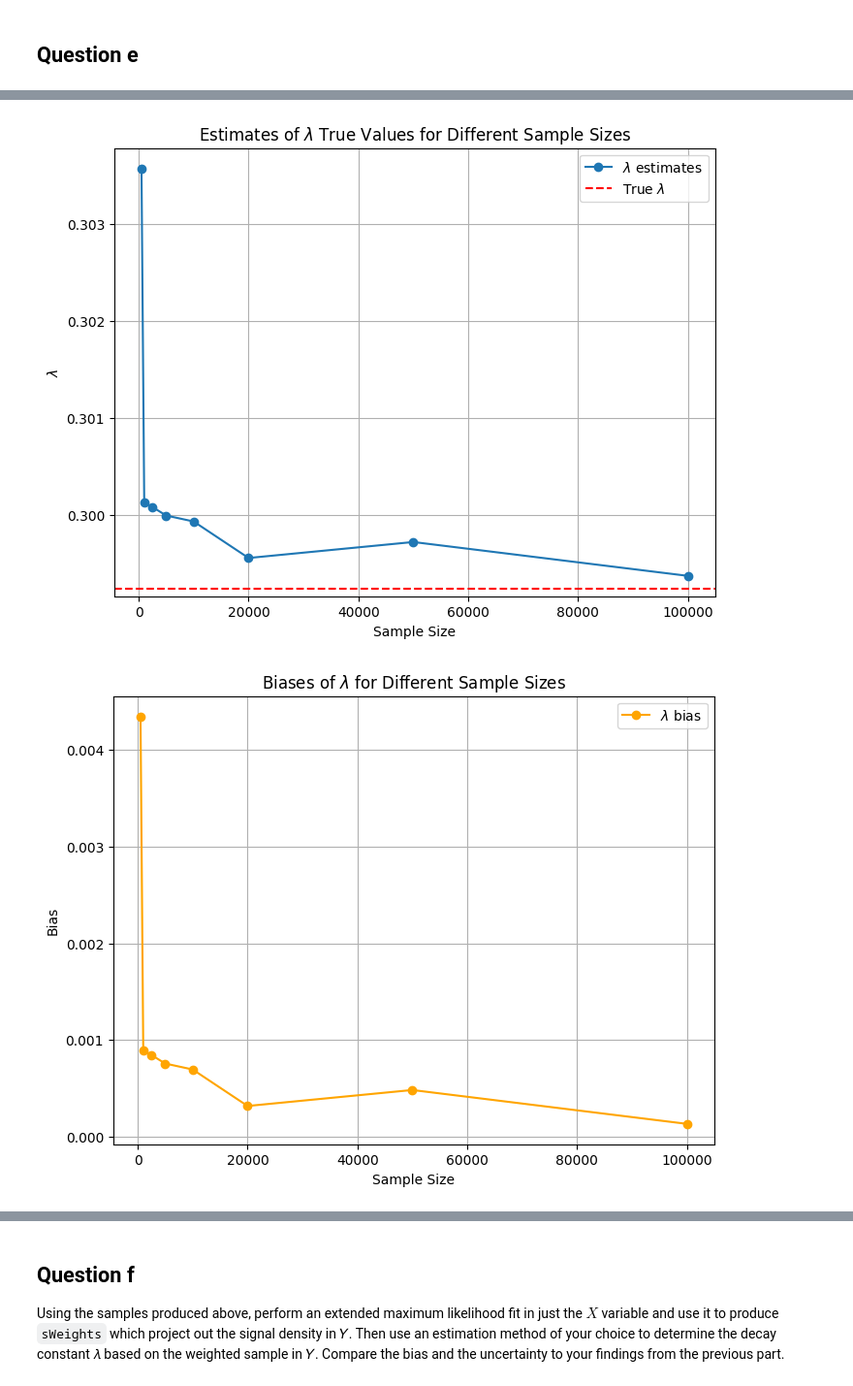
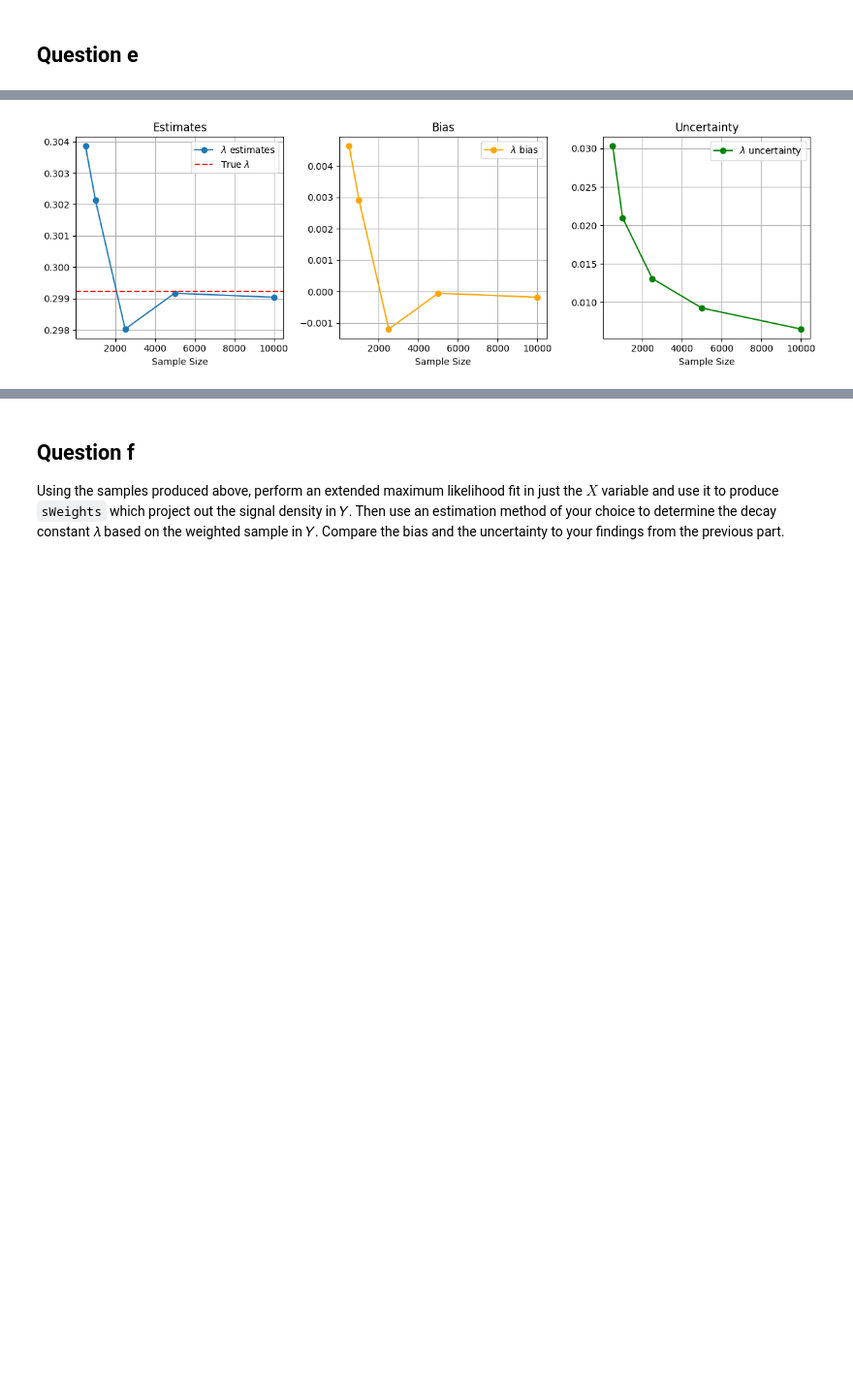
Before and after one commit to john-zhaoyuanzhen/Statistical-Methods-Coursework, a Jupyter notebook: s1.ipynb, the cells around one changed output, grey strips where cells are left out. Shown at 97% size. Saved outputs shown, nothing was run; the diff lists cells and outputs as text; code cells hidden in the pictures; blank space fills up the shorter version.

```diff
--- a/s1.ipynb
+++ b/s1.ipynb
@@ -296,6 +300,6 @@ expected uncertainty = mean(250次fit的error)
 # %%
-sample_sizes = [500, 1000, 2500, 5000, 10000, 20000, 50000, 100000]
-num_bootstrap = 250
+sample_sizes = [500, 1000, 2500, 5000, 10000]
+num_bootstrap = 400
 # %%
 mu_hat = inverse_transform_sampling_estimates['mu']['value']
 sigma_hat = inverse_transform_sampling_estimates['sigma']['value']
@@ -352,33 +356,36 @@ for sample_size in sample_sizes:
     simulation_lmda_bias.append(np.nanmean(simulation_lmda_values_one_sample_size) - inverse_transform_sampling_estimates['lmda']['value'])
     simulation_lmda_uncertainty.append(np.nanmean(simulation_lmda_uncertainty_one_sample_size))
 # %%
-# Plot estimates of lambda for different sample sizes
-plt.figure(figsize=(8, 6))
-plt.plot(sample_sizes, simulation_lmda_values, 'o-', label='$\\lambda$ estimates')
-plt.axhline(lmda_hat, color='red', linestyle='--', label='True $\\lambda$')
-plt.xlabel('Sample Size')
-plt.ylabel('$\\lambda$')
-plt.title('Estimates of $\\lambda$ True Values for Different Sample Sizes')
-plt.legend()
-plt.grid(True)
+# Parametric bootstrapping
 
-# Plot biases of lambda for different sample sizes
-plt.figure(figsize=(8, 6))
-plt.plot(sample_sizes, simulation_lmda_bias, 'o-', label='$\\lambda$ bias', color='orange')
-plt.xlabel('Sample Size')
-plt.ylabel('Bias')
-plt.title('Biases of $\\lambda$ for Different Sample Sizes')
-plt.legend()
-plt.grid(True)
+# Create subplots
+fig, axs = plt.subplots(1, 3, figsize=(12, 4))
 
-# Plot uncertainties of lambda for different sample sizes
-plt.figure(figsize=(8, 6))
-plt.plot(sample_sizes, simulation_lmda_uncertainty, 'o-', label='$\\lambda$ uncertainty', color='green')
-plt.xlabel('Sample Size')
-plt.ylabel('Uncertainty')
-plt.title('Uncertainty of $\\lambda$ for Different Sample Sizes')
-plt.legend()
-plt.grid(True)
+# Plot estimates of lambda
+axs[0].plot(sample_sizes, simulation_lmda_values, 'o-', label='$\\lambda$ estimates')
+axs[0].axhline(lmda_hat, color='red', linestyle='--', label='True $\\lambda$')
+axs[0].set_xlabel('Sample Size')
+axs[0].set_title('Estimates')
+axs[0].legend()
+axs[0].grid(True)
+
+# Plot biases of lambda
+axs[1].plot(sample_sizes, simulation_lmda_bias, 'o-', label='$\\lambda$ bias', color='orange')
+axs[1].set_xlabel('Sample Size')
+axs[1].set_title('Bias')
+axs[1].legend()
+axs[1].grid(True)
+
+# Plot uncertainties of lambda
+axs[2].plot(sample_sizes, simulation_lmda_uncertainty, 'o-', label='$\\lambda$ uncertainty', color='green')
+axs[2].set_xlabel('Sample Size')
+axs[2].set_title('Uncertainty')
+axs[2].legend()
+axs[2].grid(True)
+
+# Save the combined figure
+plt.tight_layout()
+plt.savefig('plots/param_bootstrap_combined.png')
+plt.show()
 # %% [output]
-[figure, old version]
+[figure, new version]
-[figure, removed]
```
Also changed, not shown: parts of 18 cells of this notebook, 12 other files.
